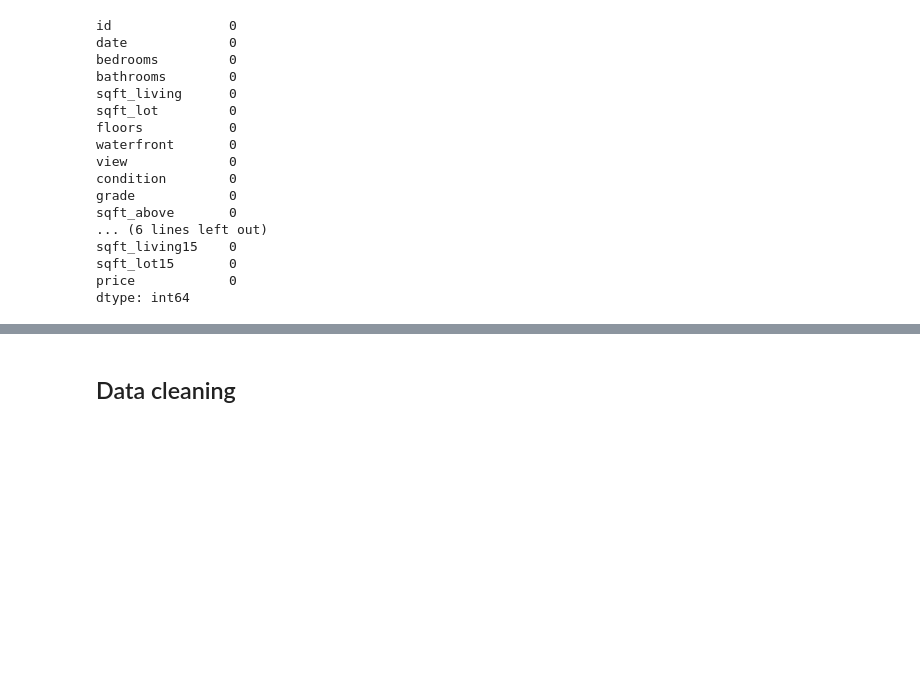
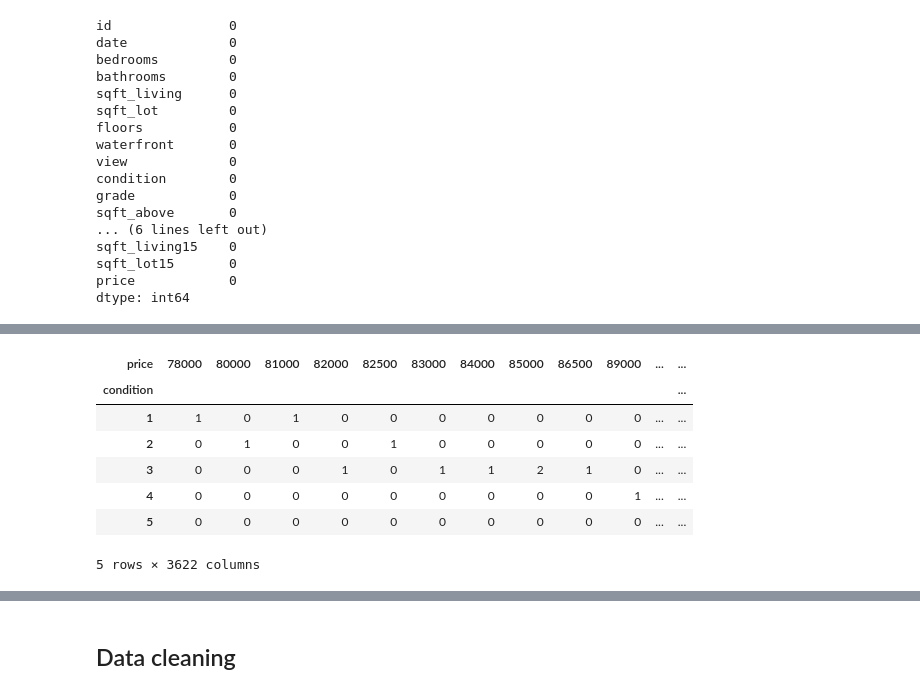
Before and after one commit to nicolerichter1989/mid-bootcamp-project, a Jupyter notebook: Regression Project - Housing Prices.ipynb, the cells around one changed output, grey strips where cells are left out. Saved outputs shown, nothing was run; the diff lists cells and outputs as text; code cells hidden in the pictures; blank space fills up the shorter version.

```diff
--- a/Regression Project - Housing Prices.ipynb
+++ b/Regression Project - Housing Prices.ipynb
@@ -200,0 +198,17 @@ data.describe()
+# %%
+# checking how many different loans of each type and operation
+
+#def crosstab(x):
+#    for i in data:
+
+
+pd.crosstab(data['condition'], data['price'])
+# %% [output]
+| price | 78000 | 80000 | 81000 | 82000 | 82500 | 83000 | 84000 | 85000 | 86500 | 89000 | ... | ... |
+| condition |  |  |  |  |  |  |  |  |  |  |  | ... |
+| 1 | 1 | 0 | 1 | 0 | 0 | 0 | 0 | 0 | 0 | 0 | ... | ... |
+| 2 | 0 | 1 | 0 | 0 | 1 | 0 | 0 | 0 | 0 | 0 | ... | ... |
+| 3 | 0 | 0 | 0 | 1 | 0 | 1 | 1 | 2 | 1 | 0 | ... | ... |
+| 4 | 0 | 0 | 0 | 0 | 0 | 0 | 0 | 0 | 0 | 1 | ... | ... |
+| 5 | 0 | 0 | 0 | 0 | 0 | 0 | 0 | 0 | 0 | 0 | ... | ... |
+5 rows × 3622 columns
```
Also changed, not shown: parts of 13 cells of this notebook, 3 other files.
